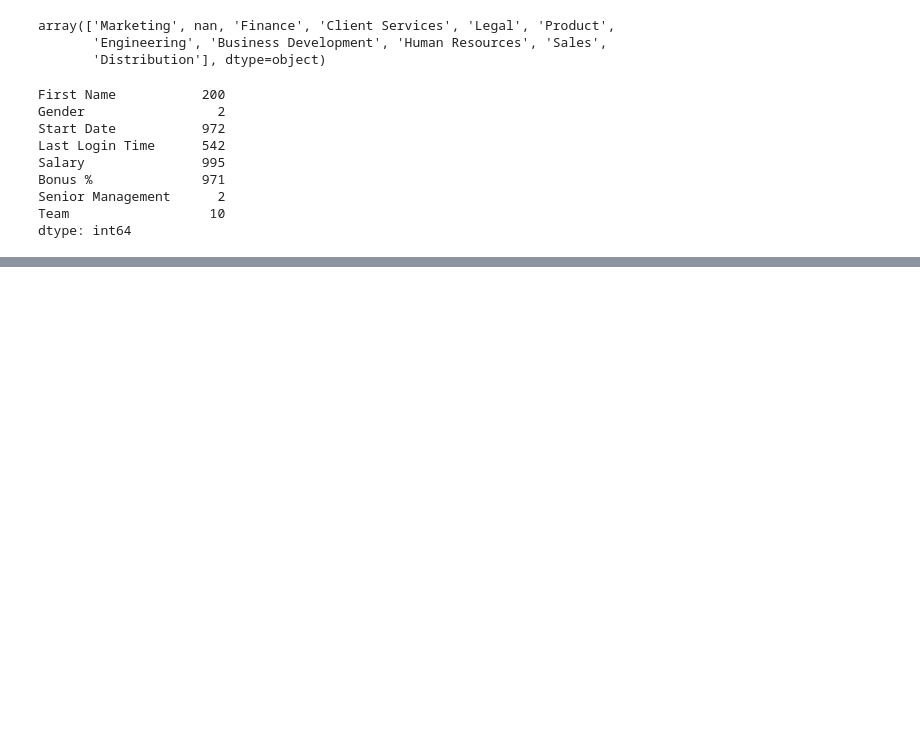
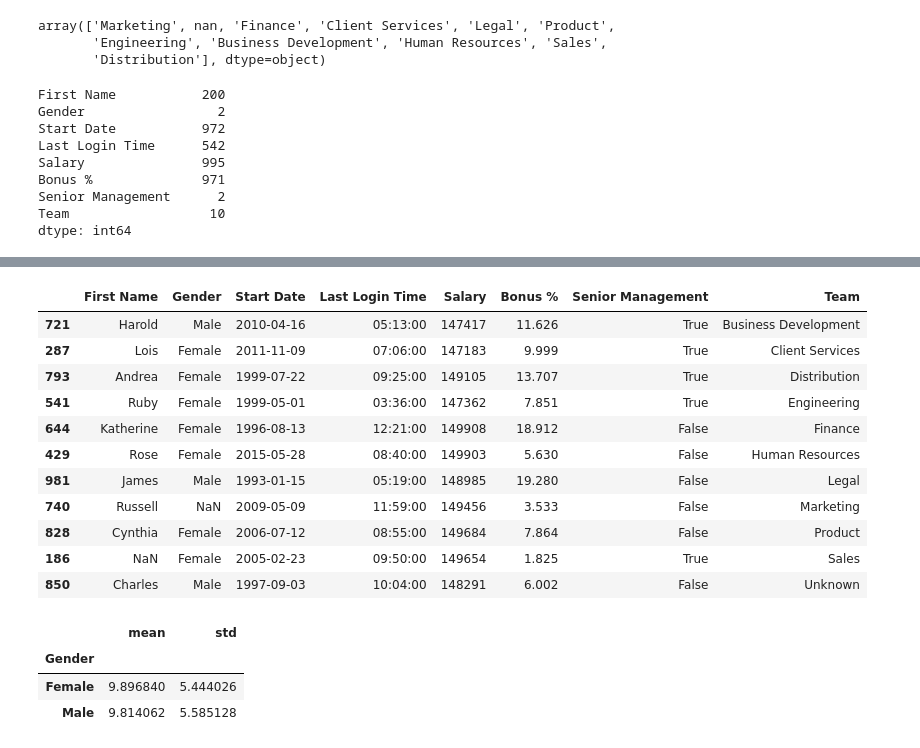
Before and after one commit to Lucas01iveira/Data-Engineering, a Jupyter notebook: Data Analysis with Pandas and Python/materials/pandas/Incomplete/05 - DataFrames II - Filtering Data.ipynb, the cells around one changed output, grey strips where cells are left out. Saved outputs shown, nothing was run; the diff lists cells and outputs as text; code cells hidden in the pictures; blank space fills up the shorter version.

```diff
--- a/Data Analysis with Pandas and Python/materials/pandas/Incomplete/05 - DataFrames II - Filtering Data.ipynb
+++ b/Data Analysis with Pandas and Python/materials/pandas/Incomplete/05 - DataFrames II - Filtering Data.ipynb
@@ -657,0 +711,7 @@ dtype: int64
+# %%
+#5) For each Team, find the name of the employee(s) with the highest Salary
+# employees['Team']= employees['Team'].fillna('Unknown')
+# employees.sort_values(by='Salary', ascending= False).groupby('Team')[['Team', 'First Name', 'Salary']].head(1)
+
+that_have_biggest_salary_per_team= employees.groupby(['Team'])['Salary'].idxmax()
+that_have_biggest_salary_per_team
@@ -657,0 +732,23 @@ dtype: int64
+# %%
+employees.iloc[that_have_biggest_salary_per_team]
+# %% [output]
+|  | First Name | Gender | Start Date | Last Login Time | Salary | Bonus % | Senior Management | Team |
+| 721 | Harold | Male | 2010-04-16 | 05:13:00 | 147417 | 11.626 | True | Business Development |
+| 287 | Lois | Female | 2011-11-09 | 07:06:00 | 147183 | 9.999 | True | Client Services |
+| 793 | Andrea | Female | 1999-07-22 | 09:25:00 | 149105 | 13.707 | True | Distribution |
+| 541 | Ruby | Female | 1999-05-01 | 03:36:00 | 147362 | 7.851 | True | Engineering |
+| 644 | Katherine | Female | 1996-08-13 | 12:21:00 | 149908 | 18.912 | False | Finance |
+| 429 | Rose | Female | 2015-05-28 | 08:40:00 | 149903 | 5.630 | False | Human Resources |
+| 981 | James | Male | 1993-01-15 | 05:19:00 | 148985 | 19.280 | False | Legal |
+| 740 | Russell | NaN | 2009-05-09 | 11:59:00 | 149456 | 3.533 | False | Marketing |
+| 828 | Cynthia | Female | 2006-07-12 | 08:55:00 | 149684 | 7.864 | False | Product |
+| 186 | NaN | Female | 2005-02-23 | 09:50:00 | 149654 | 1.825 | True | Sales |
+| 850 | Charles | Male | 1997-09-03 | 10:04:00 | 148291 | 6.002 | False | Unknown |
+# %%
+#6) Find the average Bonus % for each gender (Male, Female) where the employees are part of Senior Management.
+employees[ employees['Senior Management'] == True ].groupby('Gender')['Bonus %'].agg(['mean', 'std'])
+# %% [output]
+|  | mean | std |
+| Gender |  |  |
+| Female | 9.896840 | 5.444026 |
+| Male | 9.814062 | 5.585128 |
```
Also changed, not shown: parts of 11 cells of this notebook.
